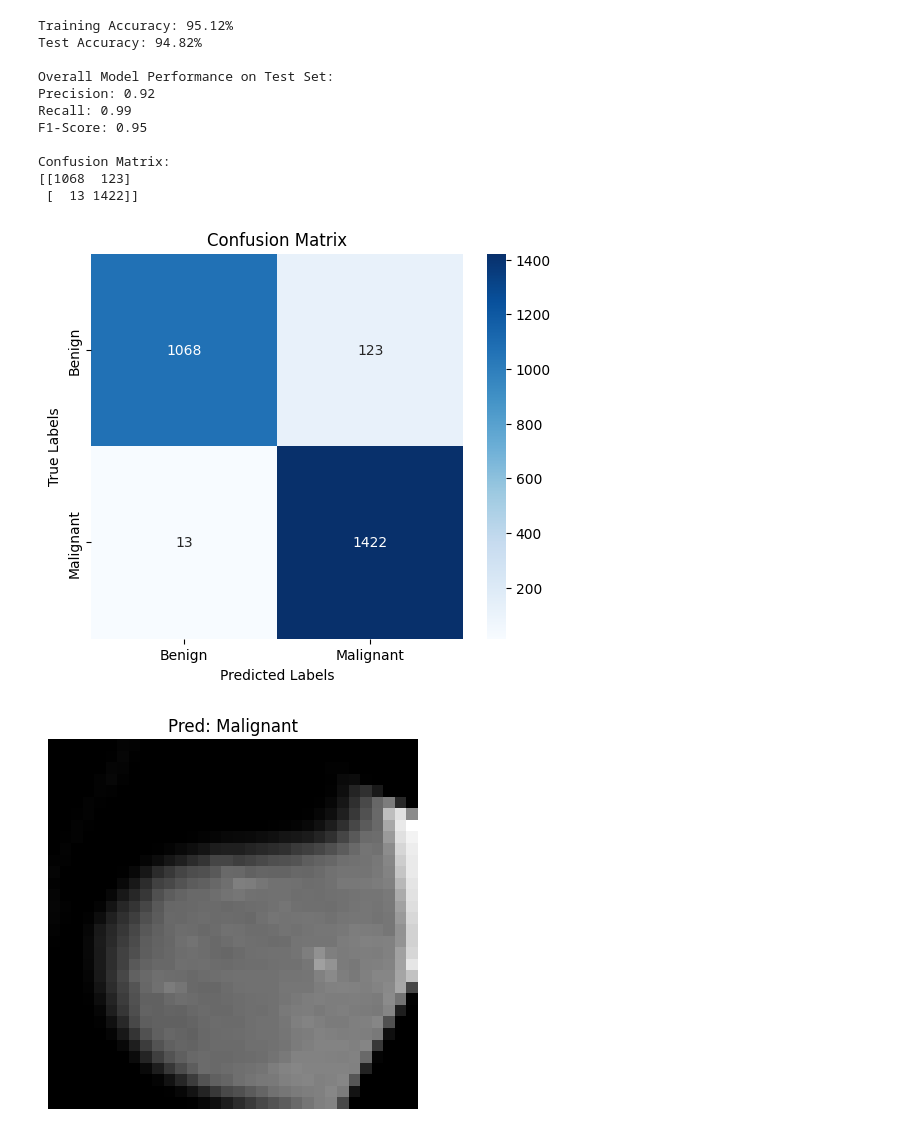
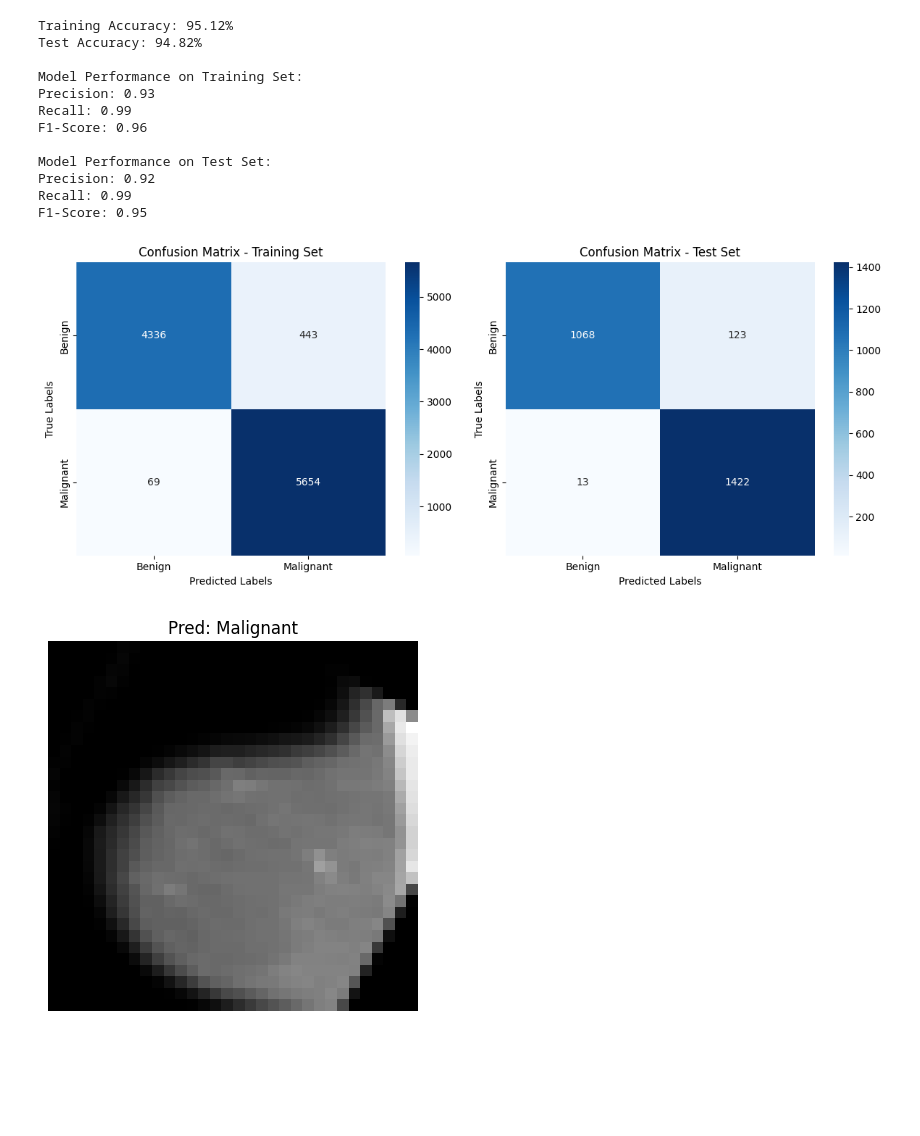
Before and after one commit to Sagar-808/Breast-Cancer-Prediction, a Jupyter notebook: prediction/SVM/SVM_MODEL.ipynb, the cells around one changed output. Drawn from its saved outputs; the diff is of its cells as text; code cells hidden in the pictures; blank space fills up the shorter version.

```diff
--- a/prediction/SVM/SVM_MODEL.ipynb
+++ b/prediction/SVM/SVM_MODEL.ipynb
@@ -24,12 +23,11 @@ def load_images_from_folder(folder_path, label, image_size=(32, 32)):
 # %%
 class SVM:
     def __init__(self, learning_rate=0.001, lambda_param=0.01, n_iters=1000):
-        # Initialize hyperparameters: learning rate, regularization strength, and number of iterations.
         self.lr = learning_rate
         self.lambda_param = lambda_param
         self.n_iters = n_iters
-        self.w = None  # Weights will be initialized in the fit method.
-        self.b = None  # Bias term will be initialized in the fit method.
+        self.w = None
+        self.b = None
 
     def fit(self, X, y):
         n_samples, n_features = X.shape
@@ -40,29 +38,19 @@ class SVM:
 
         # Perform gradient descent for a fixed number of iterations.
         for _ in range(self.n_iters):
-            # Iterate over each training sample.
             for idx, x_i in enumerate(X):
-                # Compute the margin: if the sample satisfies the condition (correctly classified with margin >= 1).
                 condition = y[idx] * (np.dot(x_i, self.w) + self.b) >= 1
 
                 if condition:
-                    # If the sample is correctly classified with enough margin,
-                    # update gradients only based on regularization.
                     dw = 2 * self.lambda_param * self.w
                     db = 0
                 else:
-                    # If the sample violates the margin condition,
-                    # update gradients for both the loss and regularization.
                     dw = 2 * self.lambda_param * self.w - np.dot(x_i, y[idx])
-                    db = -y[idx]  # The gradient for the bias is -y[idx]
 
-                # Update the weights and bias using the computed gradients.
                 self.w -= self.lr * dw
                 self.b -= self.lr * db
 
     def predict(self, X):
-        # Calculate the linear combination of inputs and weights, then add the bias.
         linear_output = np.dot(X, self.w) + self.b
-        # Return 1 if the result is positive, otherwise return -1.
         return np.where(linear_output >= 0, 1, -1)
 # %%
@@ -88,54 +70,73 @@ X_train, X_test, y_train, y_test = train_test_split(X, y, test_size=0.2, random_
 svm_model = SVM(learning_rate=0.001, lambda_param=0.01, n_iters=1000)
 svm_model.fit(X_train, y_train)
 # %%
-# Make predictions on both training and test sets
 train_predictions = svm_model.predict(X_train)
 test_predictions = svm_model.predict(X_test)
 
 # Calculate accuracies
 train_accuracy = accuracy_score(y_train, train_predictions)
 test_accuracy = accuracy_score(y_test, test_predictions)
 
 print(f"Training Accuracy: {train_accuracy * 100:.2f}%")
 print(f"Test Accuracy: {test_accuracy * 100:.2f}%")
 
-# Calculate overall precision, recall, and F1-score for the test set
+# Calculate precision, recall, and F1-score for training set
+train_precision = precision_score(y_train, train_predictions, average='binary', pos_label=1)
+train_recall = recall_score(y_train, train_predictions, average='binary', pos_label=1)
+train_f1 = f1_score(y_train, train_predictions, average='binary', pos_label=1)
+
+# Calculate precision, recall, and F1-score for test set
 test_precision = precision_score(y_test, test_predictions, average='binary', pos_label=1)
 test_recall = recall_score(y_test, test_predictions, average='binary', pos_label=1)
 test_f1 = f1_score(y_test, test_predictions, average='binary', pos_label=1)
 
-print(f"\nOverall Model Performance on Test Set:")
+print("\nModel Performance on Training Set:")
+print(f"Precision: {train_precision:.2f}")
+print(f"Recall: {train_recall:.2f}")
+print(f"F1-Score: {train_f1:.2f}")
+
+print("\nModel Performance on Test Set:")
 print(f"Precision: {test_precision:.2f}")
 print(f"Recall: {test_recall:.2f}")
 print(f"F1-Score: {test_f1:.2f}")
 
-# Confusion Matrix
-cm = confusion_matrix(y_test, test_predictions)
-print("\nConfusion Matrix:")
-print(cm)
+# Confusion Matrices
+train_cm = confusion_matrix(y_train, train_predictions)
+test_cm = confusion_matrix(y_test, test_predictions)
 
-# Plot the confusion matrix
-plt.figure(figsize=(6, 5))
-sns.heatmap(cm, annot=True, fmt='d', cmap='Blues',
+# Plot confusion matrices
+fig, axes = plt.subplots(1, 2, figsize=(12, 5))
+
+sns.heatmap(train_cm, annot=True, fmt='d', cmap='Blues',
             xticklabels=['Benign', 'Malignant'],
-            yticklabels=['Benign', 'Malignant'])
-plt.title('Confusion Matrix')
-plt.ylabel('True Labels')
-plt.xlabel('Predicted Labels')
+            yticklabels=['Benign', 'Malignant'], ax=axes[0])
+axes[0].set_title('Confusion Matrix - Training Set')
+axes[0].set_ylabel('True Labels')
+axes[0].set_xlabel('Predicted Labels')
+
+sns.heatmap(test_cm, annot=True, fmt='d', cmap='Blues',
+            xticklabels=['Benign', 'Malignant'],
+            yticklabels=['Benign', 'Malignant'], ax=axes[1])
+axes[1].set_title('Confusion Matrix - Test Set')
+axes[1].set_ylabel('True Labels')
+axes[1].set_xlabel('Predicted Labels')
+
+plt.tight_layout()
 plt.show()
 # %% [output]
 Training Accuracy: 95.12%
 Test Accuracy: 94.82%
 
-Overall Model Performance on Test Set:
+Model Performance on Training Set:
+Precision: 0.93
+Recall: 0.99
+F1-Score: 0.96
+
+Model Performance on Test Set:
 Precision: 0.92
 Recall: 0.99
 F1-Score: 0.95
-
-Confusion Matrix:
-[[1068  123]
- [  13 1422]]
-[figure, old version]
+[figure, new version]
 # %%
 # Visualize some of the test images along with their predicted labels
 for i in range(5):  # Display first 5 test images with predictions
```
Also changed, not shown: parts of 4 cells of this notebook, 5 other files.
